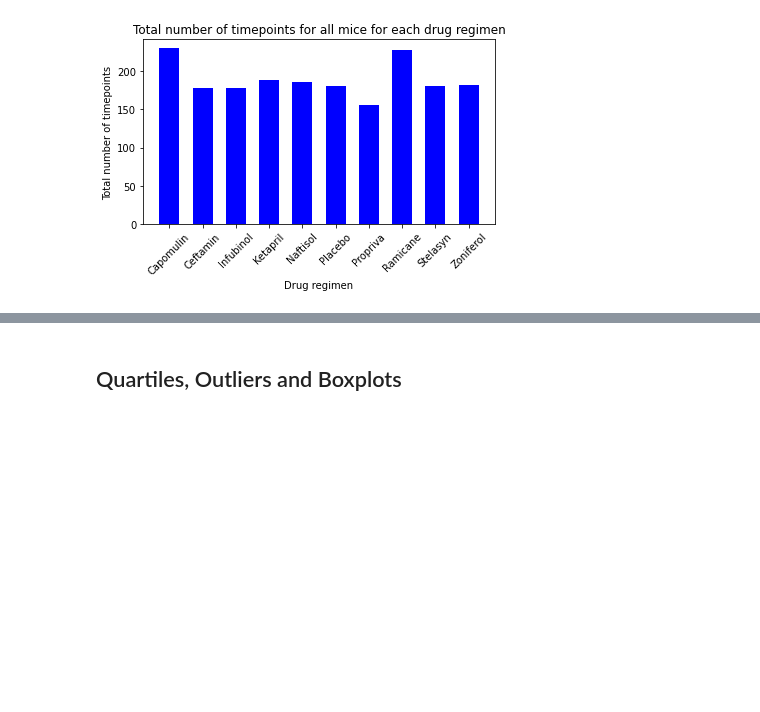
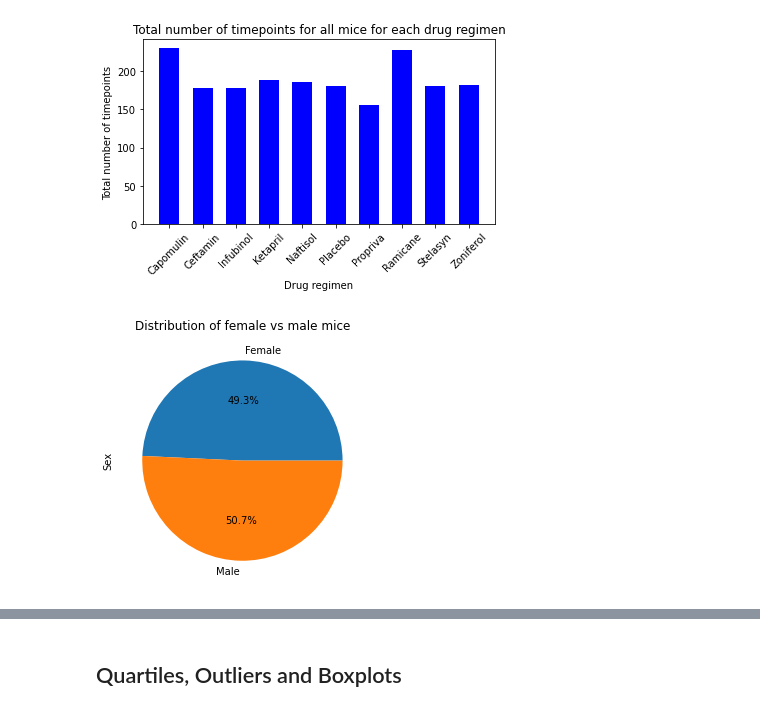
Before and after one commit to MarDuo2022/Matplotlib-challenge, a Jupyter notebook: Pymaceuticals/pymaceuticals_starter221022md.ipynb, the cells around one changed output, grey strips where cells are left out. Saved outputs shown, nothing was run; the diff lists cells and outputs as text; code cells hidden in the pictures; blank space fills up the shorter version.

```diff
--- a/Pymaceuticals/pymaceuticals_starter221022md.ipynb
+++ b/Pymaceuticals/pymaceuticals_starter221022md.ipynb
@@ -127,3 +127,10 @@ plt.show()
 [figure]
 # %%
 # Generate a pie plot showing the distribution of female versus male mice using Pandas
+df_sex=df2.groupby('Sex')['Sex'].count()
+df_sex.plot.pie(y="Sex",title="Distribution of female vs male mice", autopct='%1.1f%%')
+plt.tight_layout()
+plt.savefig("./figures/PiePlot_sex distribution_Pandas.png")
+plt.show()
+# %% [output]
+[figure, added]
```
Also changed, not shown: parts of 3 cells of this notebook, 2 other files.
